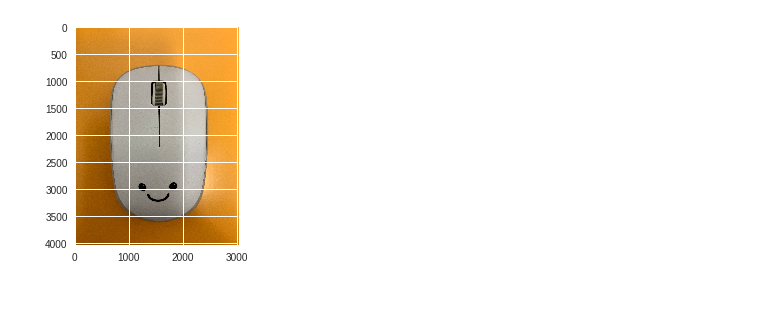
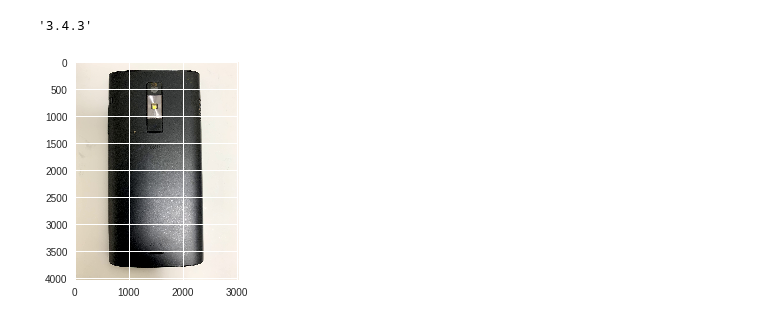
Before and after one commit to hmorikawa19/how2use-opencv, a Jupyter notebook: HowToUseOpenCV.ipynb, the cells around one changed output. Saved outputs shown, nothing was run; the diff lists cells and outputs as text; code cells hidden in the pictures.

```diff
--- a/HowToUseOpenCV.ipynb
+++ b/HowToUseOpenCV.ipynb
@@ -1,24 +1,30 @@
 # %% [markdown]
 <a href="https://colab.research.google.com/github/hmorikawa19/how2use-opencv/blob/master/HowToUseOpenCV.ipynb" target="_parent"><img src="https://colab.research.google.com/assets/colab-badge.svg" alt="Open In Colab"/></a>
+# %%
+import cv2
+import matplotlib.pyplot as plt
+import numpy as np
+from PIL import Image
+# jupyternotebookでは必要
+%matplotlib inline
+
+# opencvのバージョン
+cv2.__version__
+# %% [output]
+'3.4.3'
 # %%
-import cv2
-import matplotlib.pyplot as plt
-import numpy as np
-from PIL import Image
-# jupyternotebookでは必要
-%matplotlib inline
-
 # -------------------------------------------------------------------
 # まずは画像の読み込みと表示
 # -------------------------------------------------------------------
 
-img = cv2.imread('m.jpg')
+img = cv2.imread('s.jpg')
+# img = cv2.imread('3.png')
 # opencvではBGRで読み込みされるため、matplotlibようにRGBに変換
 # cv2.imshowならBGRで表示できる
 im_rgb = cv2.cvtColor(img, cv2.COLOR_BGR2RGB)
 
 # opencvなら、cv2.imshowで表示できる
 plt.imshow(im_rgb)
 plt.show()
 # %% [output]
-[figure, old version]
+[figure, new version]
```
Also changed, not shown: parts of 4 cells of this notebook.
